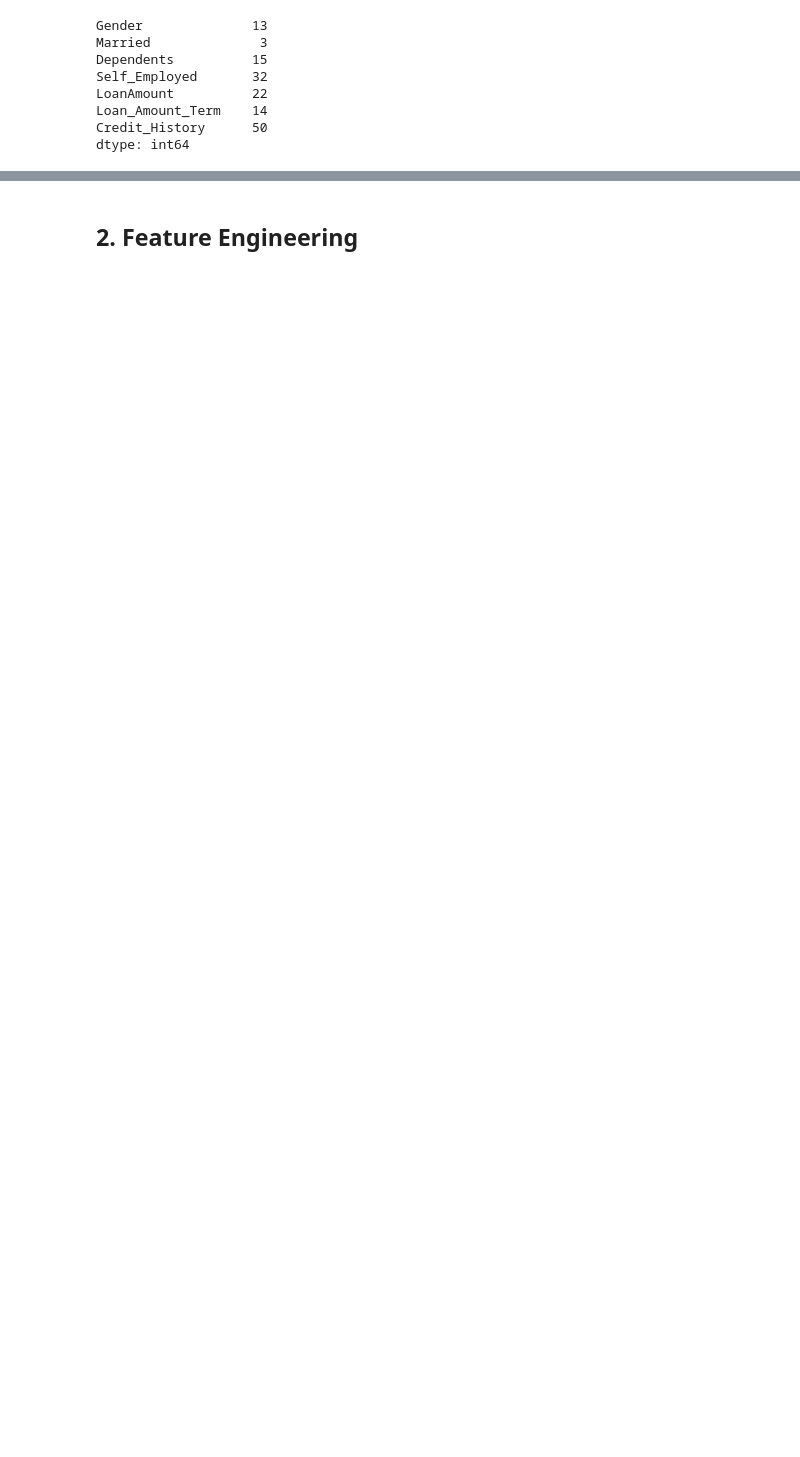
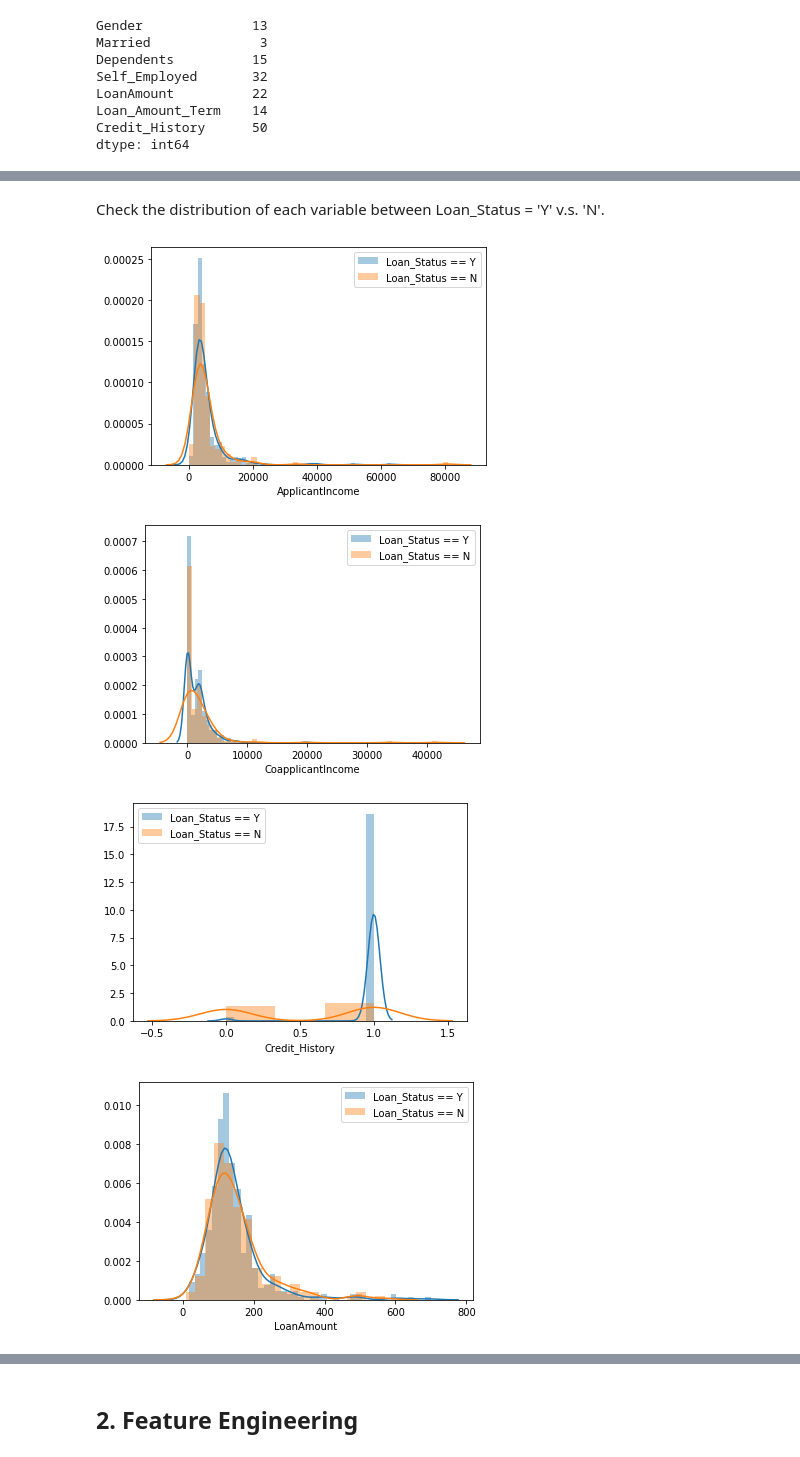
Before and after one commit to Cuda-Chen/machine-learning-note, a Jupyter notebook: loan-prediction/loan_predict.ipynb, the cells around one changed output, grey strips where cells are left out. Saved outputs shown, nothing was run; the diff lists cells and outputs as text; code cells hidden in the pictures; blank space fills up the shorter version.

```diff
--- a/loan-prediction/loan_predict.ipynb
+++ b/loan-prediction/loan_predict.ipynb
@@ -32,0 +97,19 @@ dtype: int64
+# %% [markdown]
+Check the distribution of each variable between Loan_Status = 'Y' v.s. 'N'.
+# %%
+df_approved = loan_train[loan_train['Loan_Status'] == 'Y']
+df_rejected = loan_train[loan_train['Loan_Status'] == 'N']
+
+non_object_variables = ['ApplicantIncome', 'CoapplicantIncome',
+                        'Credit_History', 'LoanAmount', 'Loan_Amount_Term']
+
+for obj in non_object_variables:
+    sns.distplot(df_approved[obj][df_approved[obj].isnull() == False], label = 'Loan_Status == Y')
+    sns.distplot(df_rejected[obj][df_rejected[obj].isnull() == False], label = 'Loan_Status == N')
+    plt.legend()
+    plt.show()
+# %% [output]
+[figure, added]
+[figure, added]
+[figure, added]
+[figure, added]
```
Also changed, not shown: parts of 35 cells of this notebook, 1 other file.
